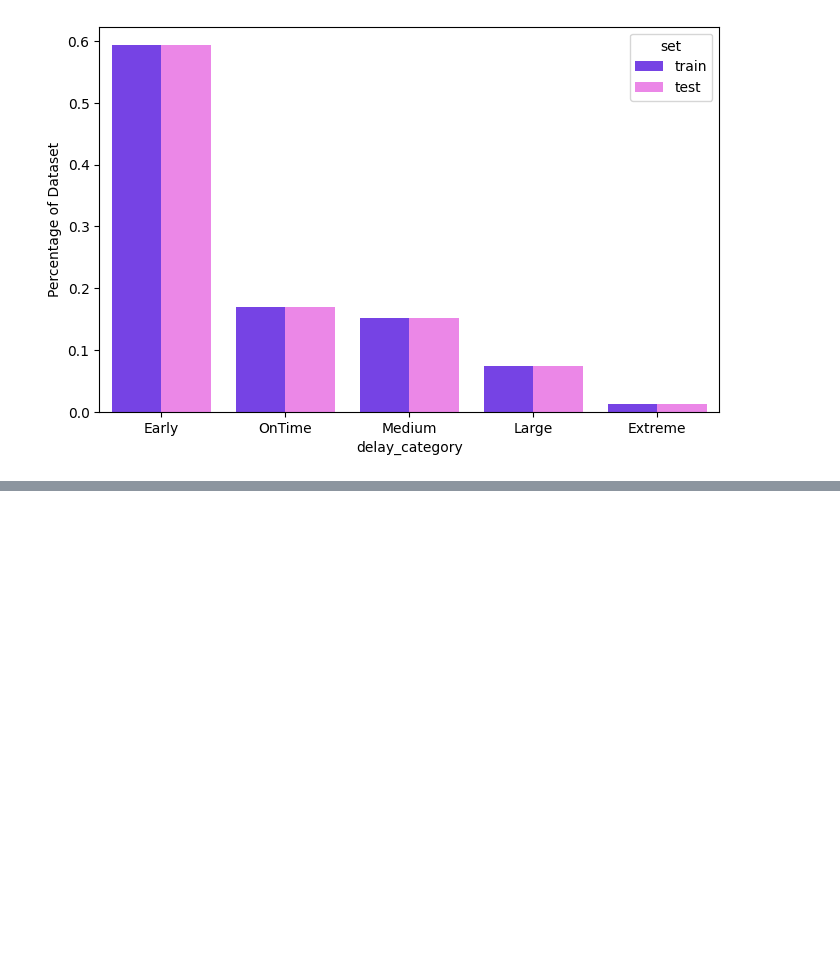
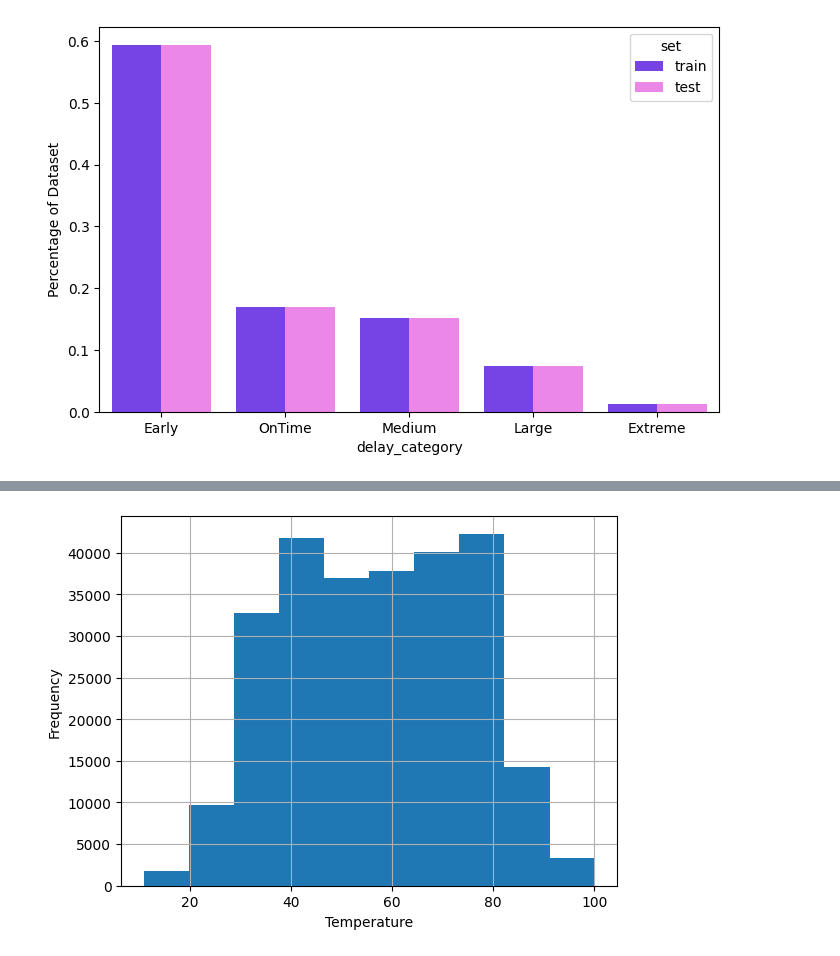
Before and after one commit to lucyg04/nycflights13, a Jupyter notebook: Practical 1/practical1_py.ipynb, the cells around one changed output, grey strips where cells are left out. Cells and saved outputs as stored; diff of their text form; code cells hidden in the pictures; blank space fills up the shorter version.

Commit message:
Started data exploration, looking at distributions and plotting them for null imputation strategies in later data cleaning

```diff
--- a/Practical 1/practical1_py.ipynb
+++ b/Practical 1/practical1_py.ipynb
@@ -347,9 +326,0 @@ Convert column types into the correct categories
-# %%
-# List out the columns to change type from str to category
-category_columns = ["month", "carrier", "origin", "dest", "name"]
-
-# Convert the types
-flights_weather_airlines[category_columns] = flights_weather_airlines[category_columns].astype('category')
-
-# Check the data types have been updated correctly
-flights_weather_airlines.dtypes.to_frame(name='Updated Data Type')
@@ -1009,0 +469,9 @@ prepared_data = full_pipeline.fit_transform(cleaned_data)
+# %%
+# List out the columns to change type from str to category
+category_columns = ["month", "carrier", "origin", "dest", "hour", "name"]
+
+# Convert the types
+flights_train[category_columns] = flights_train[category_columns].astype('category')
+
+# Check the data types have been updated correctly
+flights_train.dtypes.to_frame(name='Updated Data Type')
@@ -1009,0 +525,6 @@ prepared_data = full_pipeline.fit_transform(cleaned_data)
+# %%
+# Drop wind_gust and pressure from the training set
+flights_train = flights_train.drop(columns=['wind_gust', 'pressure'])
+
+# Sanity check they've been dropped correctly
+flights_train.info()
@@ -1009,0 +600,10 @@ prepared_data = full_pipeline.fit_transform(cleaned_data)
+# %%
+flights_train['temp'].hist()
+
+plt.ylabel('Frequency')
+plt.xlabel('Temperature')
+plt.show()
+# The distribution is roughly normal so we could use a median imputation
+# strategy for missing values here
+# %% [output]
+[figure, added]
```
Also changed, not shown: parts of 82 cells of this notebook, 1 other file.
